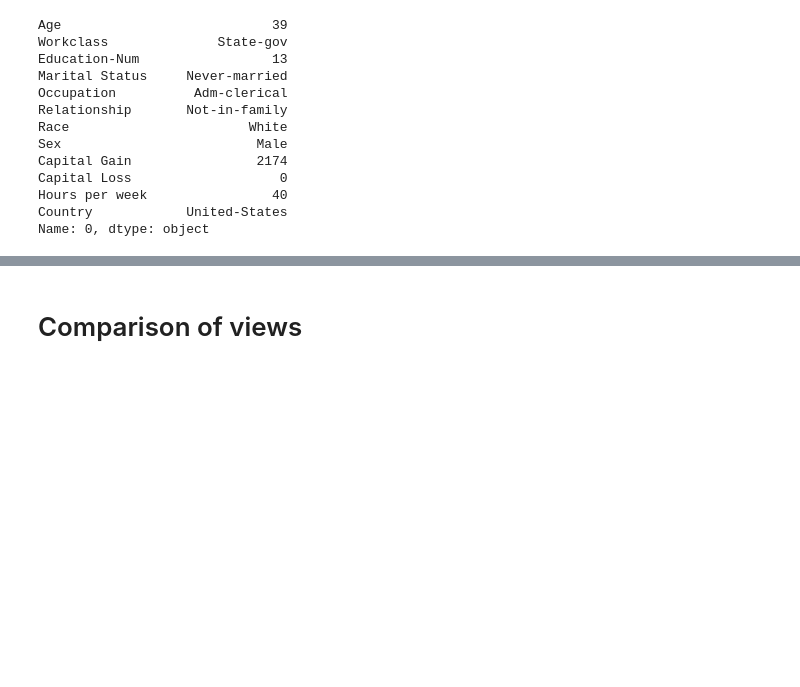
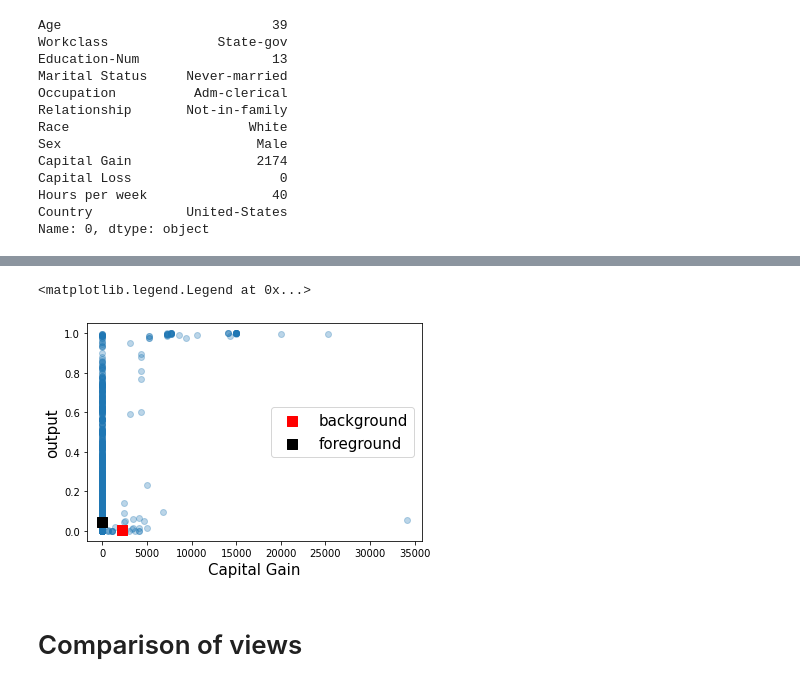
Before and after one commit to nathanwang000/Shapley-Flow, a Jupyter notebook: notebooks/adult.ipynb, the cells around one changed output, grey strips where cells are left out. Saved outputs shown, nothing was run; the diff lists cells and outputs as text; code cells hidden in the pictures; blank space fills up the shorter version.

Commit message:
updated experiment with linear models

```diff
--- a/notebooks/adult.ipynb
+++ b/notebooks/adult.ipynb
@@ -558,0 +562,5 @@ Name: 0, dtype: object
+# %%
+sample_ind = 22
+print('baseline:', model.predict(xgboost.DMatrix(X.iloc[0:1])))
+print('target:', model.predict(xgboost.DMatrix(X.iloc[sample_ind:sample_ind+1])))
+X_display.iloc[[0, sample_ind]]
@@ -559,3 +584,18 @@ Name: 0, dtype: object
+# %%
+nsamples = 1000
+o = f(np.array(X)[:nsamples])
+
+xlabel = 'Capital Gain'
+ylabel = 'output'
+plt.scatter(X[xlabel][:nsamples], o, alpha=0.3)
+plt.xlabel(xlabel, fontsize=15)
+plt.ylabel(ylabel, fontsize=15)
+plt.scatter(X[xlabel][[0]], o[[0]], c=['red'], s=100, marker='s', label='background')
+plt.scatter(X[xlabel][[sample_ind]], o[[sample_ind]], c=['black'], s=100, marker='s', label='foreground')
+plt.legend(fontsize=15)
+# %% [output]
+<matplotlib.legend.Legend at 0x...>
+[figure, added]
 # %% [markdown]
 # Comparison of views
 # %%
```
Also changed, not shown: parts of 5 cells of this notebook, 7 other files.
